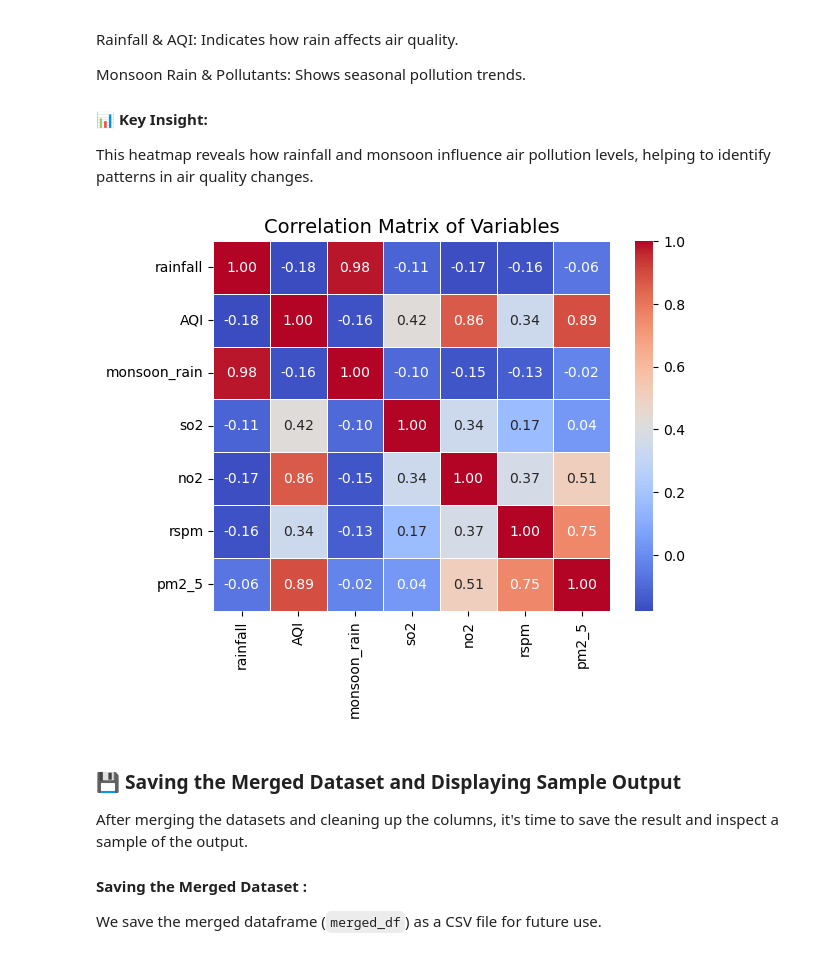
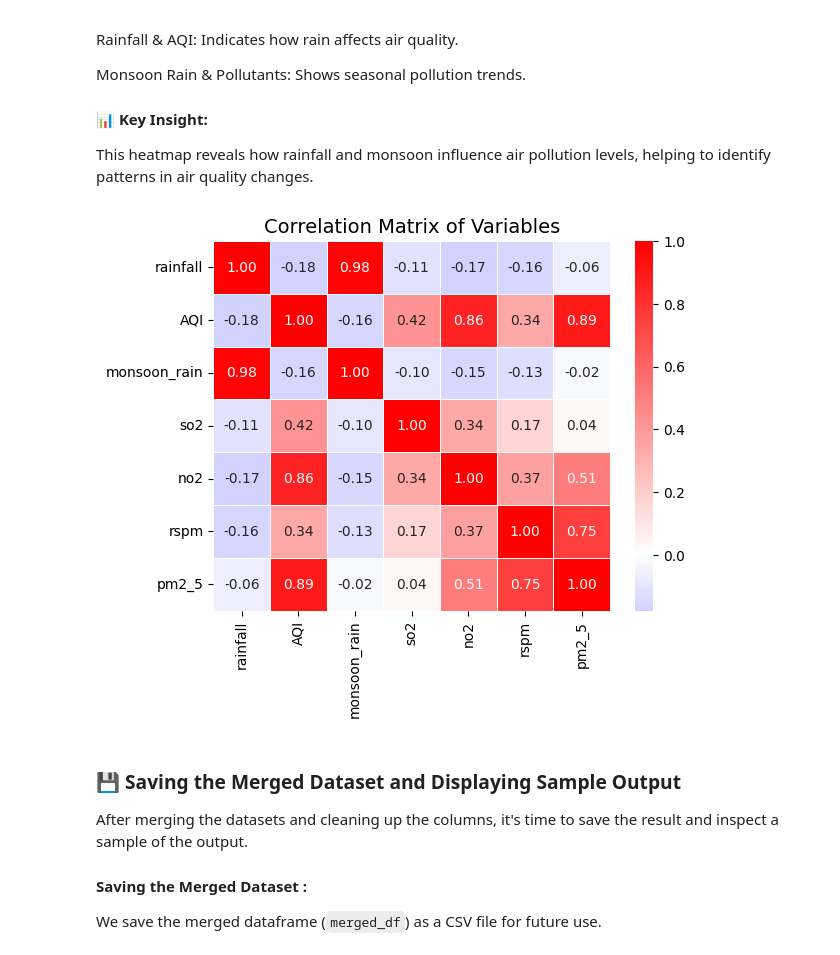
Before and after one commit to Temp1sachin/TrainIT, a Jupyter notebook: notebook/3 (merging_datasets).ipynb, the cells around one changed output. Drawn from its saved outputs; the diff is of its cells as text; code cells hidden in the pictures.

```diff
--- a/notebook/3 (merging_datasets).ipynb
+++ b/notebook/3 (merging_datasets).ipynb
@@ -272,17 +222,18 @@ This heatmap reveals how rainfall and monsoon influence air pollution levels, he
 # %%
 # Compute correlation matrix
 correlation_matrix = merged_df[['rainfall', 'AQI', 'monsoon_rain', 'so2', 'no2', 'rspm', 'pm2_5']].corr()
 
 # Plot heatmap
-sns.heatmap(correlation_matrix, annot=True, cmap='coolwarm', fmt='.2f', linewidths=0.5)
+sns.heatmap(correlation_matrix, annot=True, cmap='bwr', fmt='.2f', linewidths=0.5, center=0)
+
 
 # Add title
 plt.title('Correlation Matrix of Variables', fontsize=14)
 
 # Display the plot
 plt.show()
 # %% [output]
-[figure, old version]
+[figure, new version]
 # %% [markdown]
 ### 💾 Saving the Merged Dataset and Displaying Sample Output
 
```
Also changed, not shown: parts of 8 cells of this notebook, 4 other files.
